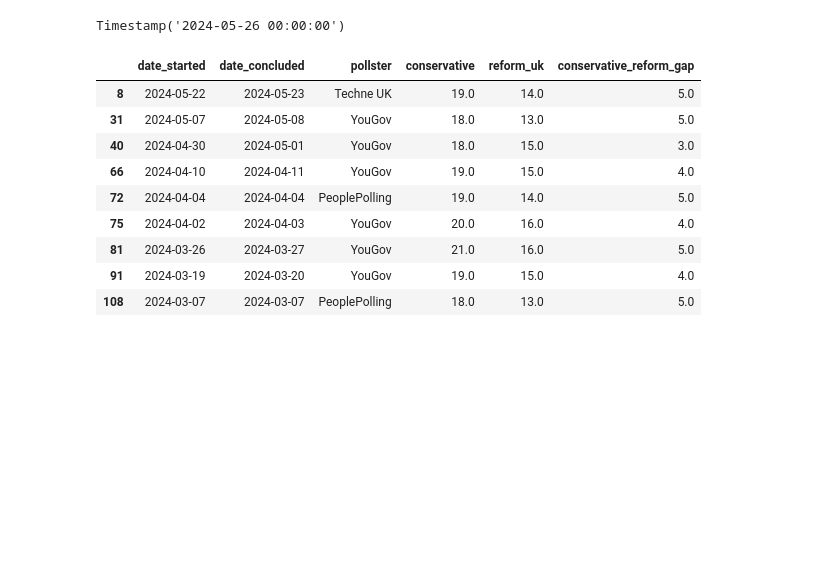
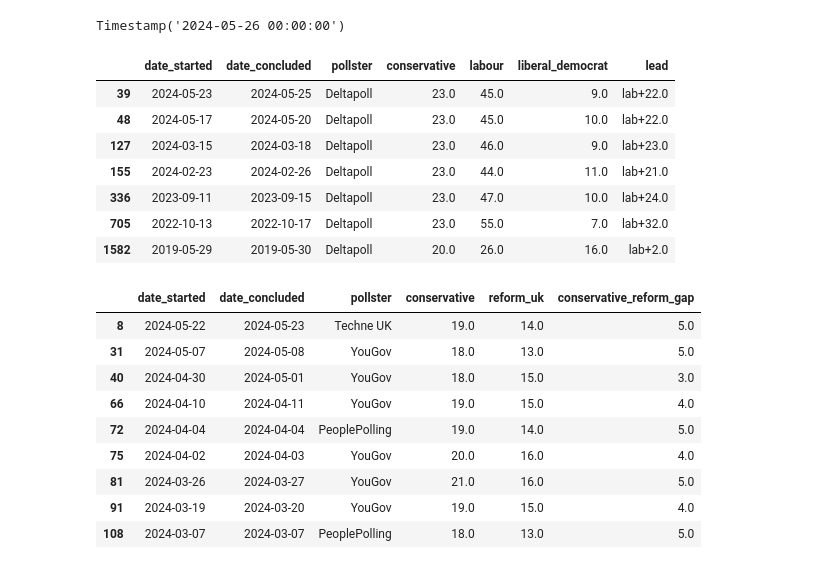
Before and after one commit to AndyLawton/uk_general_election_polls, a Jupyter notebook: main.ipynb, the cells around one changed output. Saved outputs shown, nothing was run; the diff lists cells and outputs as text; code cells hidden in the pictures; blank space fills up the shorter version.

```diff
--- a/main.ipynb
+++ b/main.ipynb
@@ -49,6 +18,17 @@ all_polls.date_started.max()
 Timestamp('2024-05-26 00:00:00')
 # %%
 display_columns = ['date_started', 'date_concluded', 'pollster', 'conservative', 'labour', 'liberal_democrat', 'lead']
+# %%
+all_polls[all_polls.pollster=='Deltapoll'][all_polls.conservative<24][display_columns]
+# %% [output]
+|  | date_started | date_concluded | pollster | conservative | labour | liberal_democrat | lead |
+| 39 | 2024-05-23 | 2024-05-25 | Deltapoll | 23.0 | 45.0 | 9.0 | lab+22.0 |
+| 48 | 2024-05-17 | 2024-05-20 | Deltapoll | 23.0 | 45.0 | 10.0 | lab+22.0 |
+| 127 | 2024-03-15 | 2024-03-18 | Deltapoll | 23.0 | 46.0 | 9.0 | lab+23.0 |
+| 155 | 2024-02-23 | 2024-02-26 | Deltapoll | 23.0 | 44.0 | 11.0 | lab+21.0 |
+| 336 | 2023-09-11 | 2023-09-15 | Deltapoll | 23.0 | 47.0 | 10.0 | lab+24.0 |
+| 705 | 2022-10-13 | 2022-10-17 | Deltapoll | 23.0 | 55.0 | 7.0 | lab+32.0 |
+| 1582 | 2019-05-29 | 2019-05-30 | Deltapoll | 20.0 | 26.0 | 16.0 | lab+2.0 |
 # %%
 all_polls['conservative_reform_gap'] = all_polls['conservative'] - all_polls['reform_uk']
 # %%
```
Also changed, not shown: parts of 5 cells of this notebook, 11 other files.
